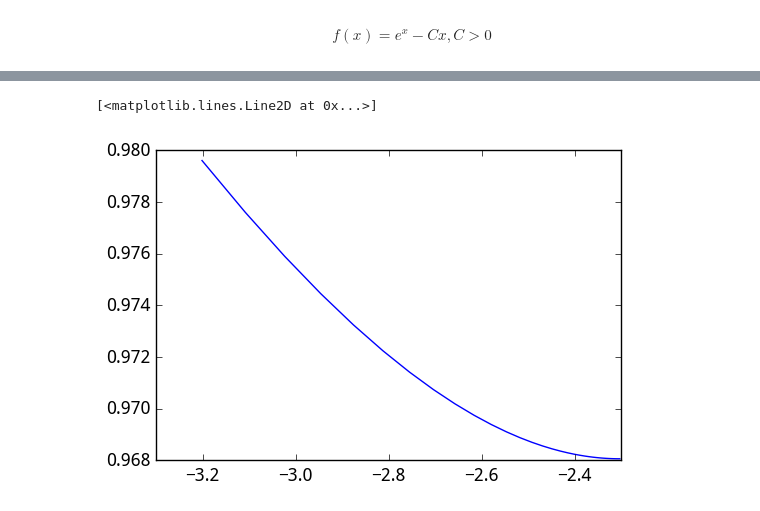
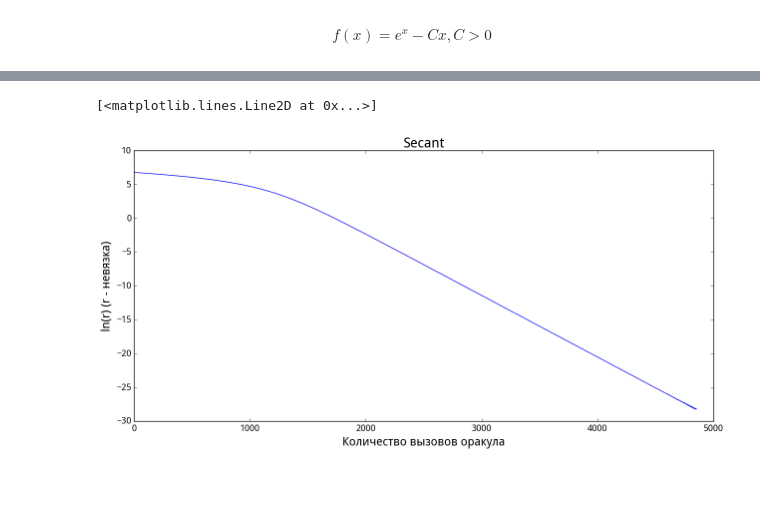
Before and after one commit to ospanoff/MMP_magistracy, a Jupyter notebook: MOMO/n1/task.ipynb, the cells around one changed output, grey strips where cells are left out. Saved outputs shown, nothing was run; the diff lists cells and outputs as text; code cells hidden in the pictures; blank space fills up the shorter version.

```diff
--- a/MOMO/n1/task.ipynb
+++ b/MOMO/n1/task.ipynb
@@ -164,2 +180,5 @@ plt.show()
 # %% [markdown]
 $$f(x) = e^x - Cx, C > 0 $$
+# %%
+C = 100
+np.log(C)
@@ -166,3 +187,4 @@ $$f(x) = e^x - Cx, C > 0 $$
 # %%
-C = 500
-res = optim1d.min_secant(lambda x: (np.exp(x) - C * x, np.exp(x) - C), np.log(C) - 1, 1, trace=True, tol=1e-5, max_iter=5000)
+func_sec = lambda x: (np.exp(x) - C * x, np.exp(x) - C)
+a = -5
+b = 12
@@ -180,3 +191,5 @@ res
+# %%
+res = optim1d.min_secant(func_sec, a, b, trace=True, tol=1e-5, max_iter=5000)
 # %%
 res[3]['x'].size
 # %% [output]
@@ -184,5 +220,9 @@ res[3]['x'].size
 # %%
-plt.plot(res[3]['x'], np.log(res[3]['f'] - np.log(C)))
+plt.figure(figsize=(15, 7))
+plt.title("Secant", fontsize=20)
+plt.xlabel('Количество вызовов оракула', fontsize=17)
+plt.ylabel('ln(r) (r - невязка)', fontsize=17)
+plt.plot(res[3]['n_evals'], np.log(res[3]['f'] - C * (1 - np.log(C))))
 # %% [output]
 [<matplotlib.lines.Line2D at 0x...>]
-[figure, old version]
+[figure, new version]
```
Also changed, not shown: parts of 8 cells of this notebook, 9 other files.
